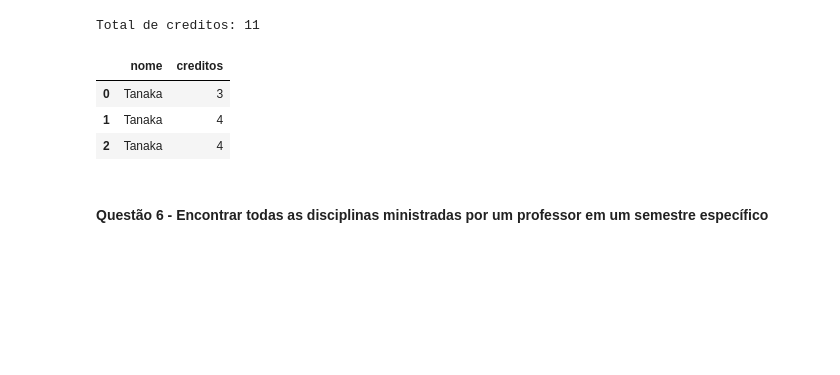
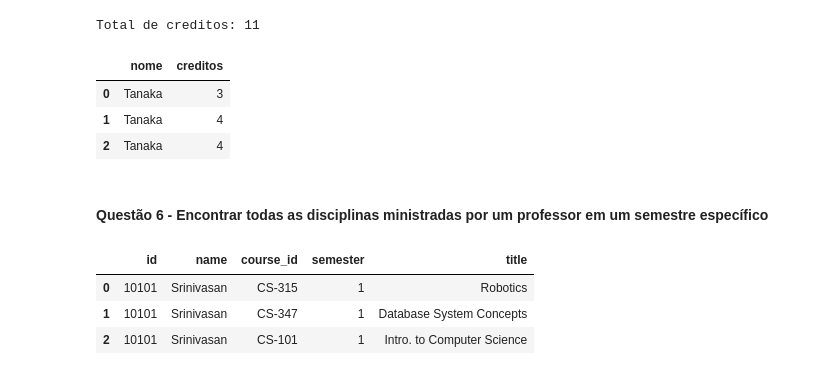
Before and after one commit to Massato01/BancoDeDadosAvancadoNoSQL, a Jupyter notebook: wide_column/main.ipynb, the cells around one changed output. Saved outputs shown, nothing was run; the diff lists cells and outputs as text; code cells hidden in the pictures; blank space fills up the shorter version.

```diff
--- a/wide_column/main.ipynb
+++ b/wide_column/main.ipynb
@@ -407,3 +517,33 @@ Total de creditos: 11
 | 2 | Tanaka | 4 |
 # %% [markdown]
 #### Questão 6 - Encontrar todas as disciplinas ministradas por um professor em um semestre específico
+# %%
+def disciplinas_instrutor_semeste(instructor, semester):
+    query = f"""
+    SELECT
+        id,
+        name,
+        course_id,
+        semester,
+        title
+    FROM
+        instructor_teaches
+    WHERE
+        name = '{instructor}'
+        AND semester = '{semester}'
+    ALLOW FILTERING;
+    """
+
+    instructor = session.execute(query)
+
+    df = pd.DataFrame(instructor, columns=['id', 'name', 'course_id', 'semester', 'title'])
+
+    return df
+
+df = disciplinas_instrutor_semeste('Srinivasan', '1')
+df
+# %% [output]
+|  | id | name | course_id | semester | title |
+| 0 | 10101 | Srinivasan | CS-315 | 1 | Robotics |
+| 1 | 10101 | Srinivasan | CS-347 | 1 | Database System Concepts |
+| 2 | 10101 | Srinivasan | CS-101 | 1 | Intro. to Computer Science |
```
Also changed, not shown: parts of 17 cells of this notebook, 2 other files.
